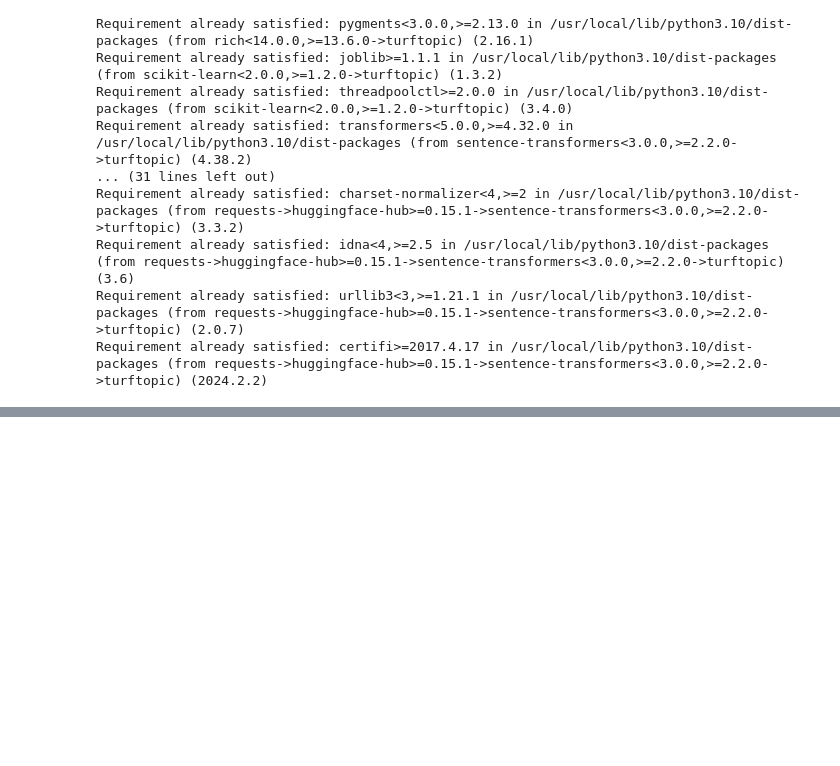
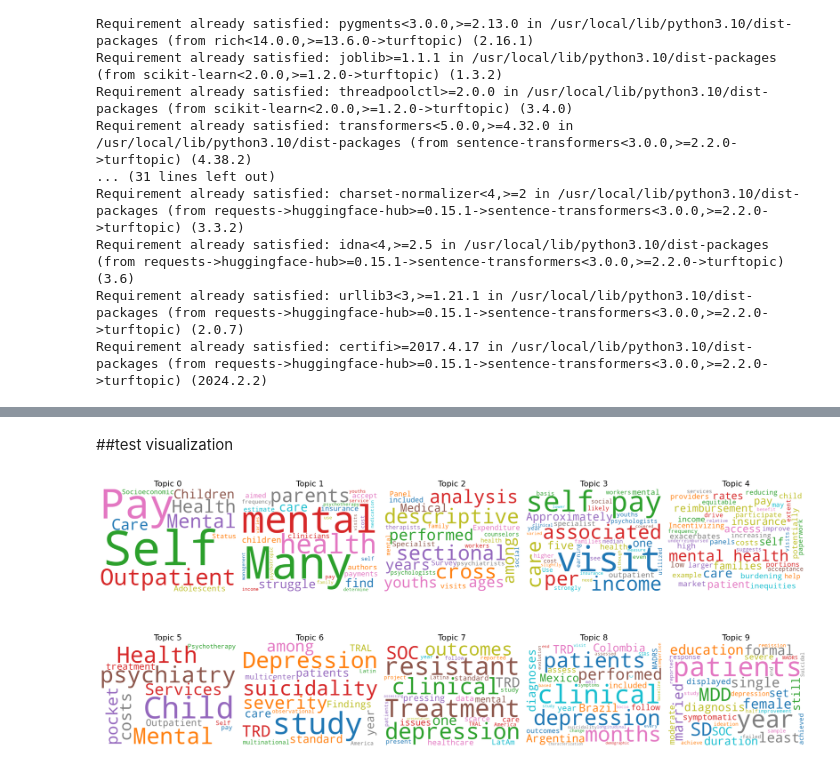
Before and after one commit to galenos-project/literature-mining, a Jupyter notebook: Copy_of_LSR_DRAFT.ipynb, the cells around one changed output, grey strips where cells are left out. Drawn from its saved outputs; the diff is of its cells as text; code cells hidden in the pictures; blank space fills up the shorter version.

Commit message:
testing visualization

```diff
--- a/Copy_of_LSR_DRAFT.ipynb
+++ b/Copy_of_LSR_DRAFT.ipynb
@@ -19,7 +19,7 @@ import pandas as pd
 
 pubmed = PubMed(tool="PubMedSearcher", email="avahomiar@gmail.com")
 
-search_term = "(((mood) OR (depress*) OR (affective disorder)) OR ((psychosis) OR (schizo*) OR (psychotic))) AND ((psychedelic OR hallucinogen OR entheogen OR hallucinogenic OR psychotropic)) AND (2014/2024[Date - Publication])"
+search_term = "(((mood) OR (depress*) OR (affective disorder)) OR ((psychosis) OR (schizo*) OR (psychotic))) AND ((psychedelic) OR (hallucinogen) OR (entheogen) OR (hallucinogenic) OR (psychotropic)) AND (2014/2024[Date - Publication])"
 results = pubmed.query(search_term)
 articleList = []
 articleInfo = []
@@ -33,7 +33,6 @@ for article in articleList:
     articleInfo.append({
         u'pubmed_id': pubmedId,
         u'title': article['title'],
-        u'journal': article['journal'],
         u'abstract': article['abstract'],})
 
     # keywords available
@@ -99,7 +101,7 @@ print(articlesPD)
 # %% [markdown]
 ##Combining all sections of all articles to create one text --> corpus
 # %%
-search_term = "(((mood) OR (depress*) OR (affective disorder)) OR ((psychosis) OR (schizo*) OR (psychotic))) AND ((psychedelic OR hallucinogen OR entheogen OR hallucinogenic OR psychotropic)) AND (2014/2024[Date - Publication])"
+search_term = "(((mood) OR (depress*) OR (affective disorder)) OR ((psychosis) OR (schizo*) OR (psychotic))) AND ((psychedelic) OR (hallucinogen) OR (entheogen) OR (hallucinogenic) OR (psychotropic)) AND (2014/2024[Date - Publication])"
 results = pubmed.query(search_term)
 articleList = []
 articleInfo = []
@@ -475,7 +477,7 @@ def preprocess_text(text):
     return text
 
 # Collect articles
-search_term = "(((mood) OR (depress*) OR (affective disorder)) OR ((psychosis) OR (schizo*) OR (psychotic))) AND ((psychedelic OR hallucinogen OR entheogen OR hallucinogenic OR psychotropic)) AND (2014/2024[Date - Publication])"
+search_term = "(((mood) OR (depress*) OR (affective disorder)) OR ((psychosis) OR (schizo*) OR (psychotic))) AND ((psychedelic) OR (hallucinogen) OR (entheogen) OR (hallucinogenic) OR (psychotropic)) AND (2014/2024[Date - Publication])"
 results = pubmed.query(search_term)
 corpus = ""
 
@@ -534,7 +534,7 @@ def preprocess_text(text):
     return text
 
 # Collect articles
-search_term = "(((mood) OR (depress*) OR (affective disorder)) OR ((psychosis) OR (schizo*) OR (psychotic))) AND ((psychedelic OR hallucinogen OR entheogen OR hallucinogenic OR psychotropic))"
+search_term = "(((mood) OR (depress*) OR (affective disorder)) OR ((psychosis) OR (schizo*) OR (psychotic))) AND ((psychedelic) OR (hallucinogen) OR (entheogen) OR (hallucinogenic) OR (psychotropic))"
 results = pubmed.query(search_term)
 corpus = ""
 
@@ -586,0 +614,32 @@ whiten='unit-variance' will be used by default.
+# %% [markdown]
+##test visualization
+# %%
+from matplotlib import pyplot as plt
+from wordcloud import WordCloud
+
+# Initialize a list to store WordCloud objects for each topic
+wordclouds = []
+
+# Define the number of topics
+num_topics = 10
+
+# Iterate over each topic
+for i in range(num_topics):
+    # Generate a WordCloud for the current topic
+    cloud = WordCloud(background_color='white', colormap='tab10', width=800, height=600).generate(preprocessed_corpus[i])
+
+    # Append the WordCloud to the list
+    wordclouds.append(cloud)
+
+# Plot WordCloud for each topic
+fig, axes = plt.subplots(2, 5, figsize=(20, 10), sharex=True, sharey=True)
+for i, ax in enumerate(axes.flatten()):
+    # Plot WordCloud for the current topic
+    ax.imshow(wordclouds[i], interpolation='bilinear')
+    ax.set_title(f'Topic {i}', fontsize=16)
+    ax.axis('off')
+
+plt.tight_layout()
+plt.show()
+# %% [output]
+[figure, added]
```
Also changed, not shown: parts of 16 cells of this notebook.
